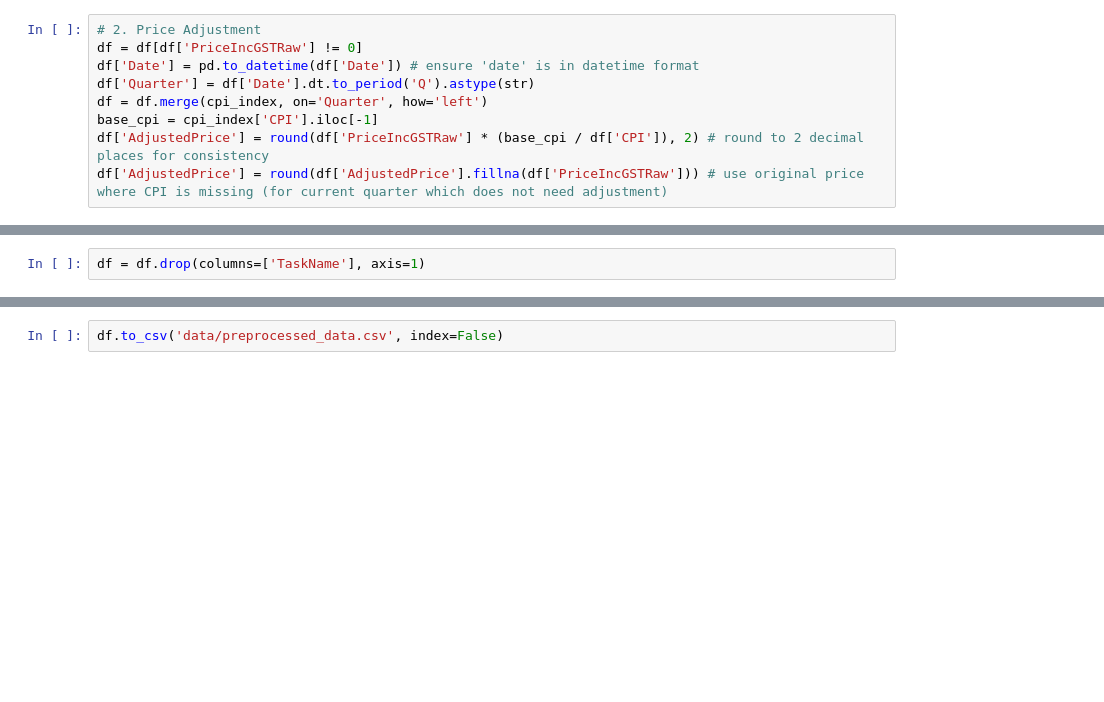
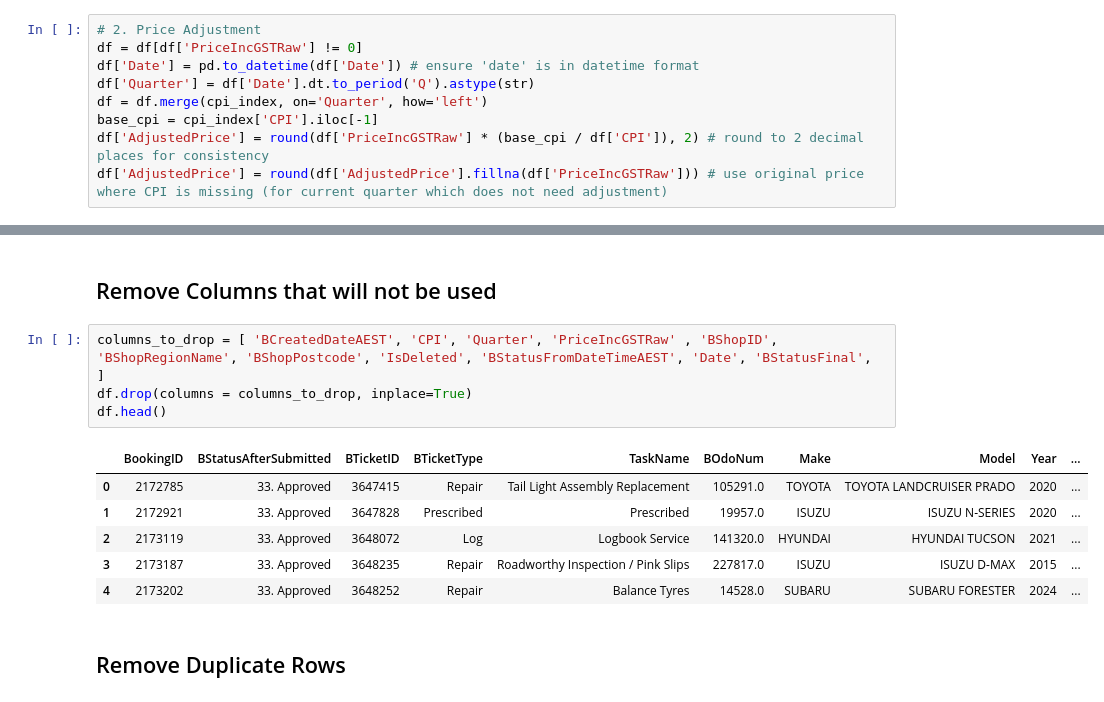
Before and after one commit to tdela12/CAPSTONE_T316, a Jupyter notebook: Final Model/Preprocessing_Pipeline.ipynb, the cells around one changed output, grey strips where cells are left out. Drawn from its saved outputs; the diff is of its cells as text; blank space fills up the shorter version.

Commit message:
Updated Preprocessing Pipeline for new data

```diff
--- a/Final Model/Preprocessing_Pipeline.ipynb
+++ b/Final Model/Preprocessing_Pipeline.ipynb
@@ -247,2 +210,0 @@ df.head()
-# %%
-df = df.drop(columns=['TaskName'], axis=1)
@@ -256,2 +211,15 @@ size after dropping missing values: (163067, 7)
-# %%
-df.to_csv('data/preprocessed_data.csv', index=False)
+# %% [markdown]
+## Remove Columns that will not be used
+# %%
+columns_to_drop = [ 'BCreatedDateAEST', 'CPI', 'Quarter', 'PriceIncGSTRaw' , 'BShopID', 'BShopRegionName', 'BShopPostcode', 'IsDeleted', 'BStatusFromDateTimeAEST', 'Date', 'BStatusFinal', ]
+df.drop(columns = columns_to_drop, inplace=True)
+df.head()
+# %% [output]
+|  | BookingID | BStatusAfterSubmitted | BTicketID | BTicketType | TaskName | BOdoNum | Make | Model | Year | ... |
+| 0 | 2172785 | 33. Approved | 3647415 | Repair | Tail Light Assembly Replacement | 105291.0 | TOYOTA | TOYOTA LANDCRUISER PRADO | 2020 | ... |
+| 1 | 2172921 | 33. Approved | 3647828 | Prescribed | Prescribed | 19957.0 | ISUZU | ISUZU N-SERIES | 2020 | ... |
+| 2 | 2173119 | 33. Approved | 3648072 | Log | Logbook Service | 141320.0 | HYUNDAI | HYUNDAI TUCSON | 2021 | ... |
+| 3 | 2173187 | 33. Approved | 3648235 | Repair | Roadworthy Inspection / Pink Slips | 227817.0 | ISUZU | ISUZU D-MAX | 2015 | ... |
+| 4 | 2173202 | 33. Approved | 3648252 | Repair | Balance Tyres | 14528.0 | SUBARU | SUBARU FORESTER | 2024 | ... |
+# %% [markdown]
+## Remove Duplicate Rows
```
Also changed, not shown: parts of 43 cells of this notebook.
